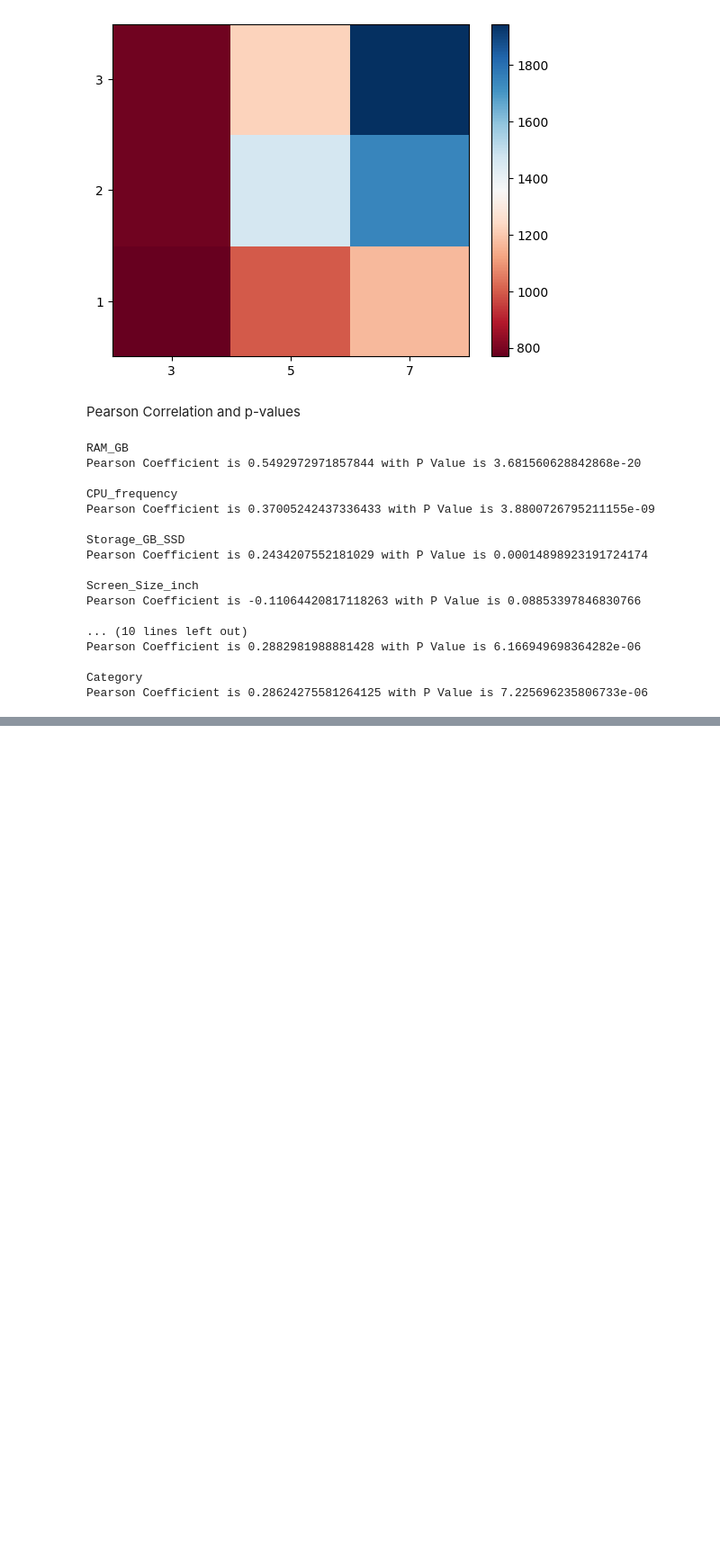
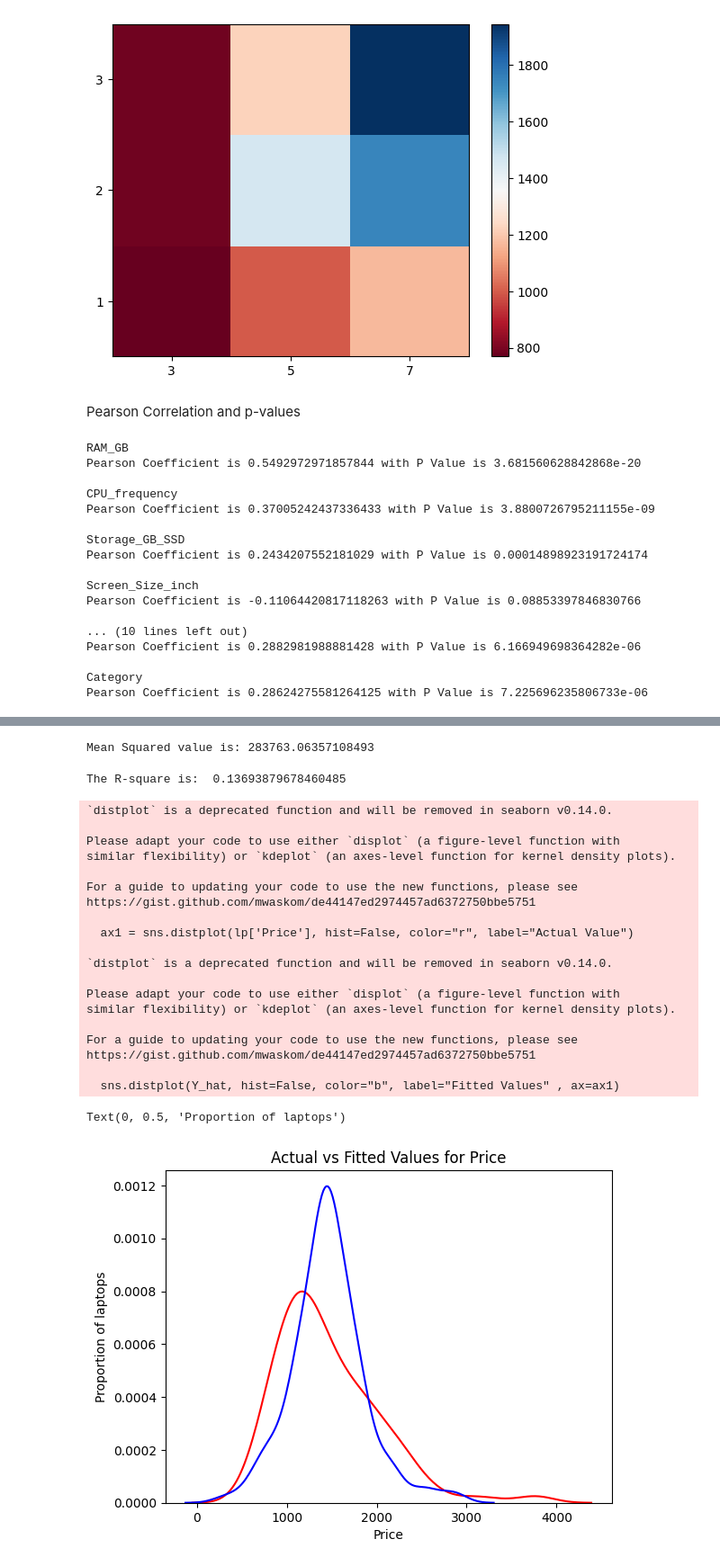
Before and after one commit to MaliniVibin1502/python, a Jupyter notebook: Laptoppricing.ipynb, the cells around one changed output, grey strips where cells are left out. Shown at 90% size. Cells and saved outputs as stored; diff of their text form; code cells hidden in the pictures; blank space fills up the shorter version.

```diff
--- a/Laptoppricing.ipynb
+++ b/Laptoppricing.ipynb
@@ -462,0 +509,42 @@ Pearson Coefficient is 0.28624275581264125 with P Value is 7.225696235806733e-06
+# %%
+print("Mean Squared value is:", mean_squared_error(lp['Price'],y_predict))
+# %% [output]
+Mean Squared value is: 283763.06357108493
+# %%
+print('The R-square is: ', lr.score(x, y))
+# %% [output]
+The R-square is:  0.13693879678460485
+# %%
+lm1 = LinearRegression()
+Z = lp[['CPU_frequency','RAM_GB','Storage_GB_SSD','CPU_core','OS','GPU','Category']]
+lm1.fit(Z,y)
+Y_hat = lm1.predict(Z)
+# %%
+ax1 = sns.distplot(lp['Price'], hist=False, color="r", label="Actual Value")
+sns.distplot(Y_hat, hist=False, color="b", label="Fitted Values" , ax=ax1)
+
+plt.title('Actual vs Fitted Values for Price')
+plt.xlabel('Price')
+plt.ylabel('Proportion of laptops')
+# %% [output]
+`distplot` is a deprecated function and will be removed in seaborn v0.14.0.
+
+Please adapt your code to use either `displot` (a figure-level function with
+similar flexibility) or `kdeplot` (an axes-level function for kernel density plots).
+
+For a guide to updating your code to use the new functions, please see
+https://gist.github.com/mwaskom/de44147ed2974457ad6372750bbe5751
+
+  ax1 = sns.distplot(lp['Price'], hist=False, color="r", label="Actual Value")
+
+`distplot` is a deprecated function and will be removed in seaborn v0.14.0.
+
+Please adapt your code to use either `displot` (a figure-level function with
+similar flexibility) or `kdeplot` (an axes-level function for kernel density plots).
+
+For a guide to updating your code to use the new functions, please see
+https://gist.github.com/mwaskom/de44147ed2974457ad6372750bbe5751
+
+  sns.distplot(Y_hat, hist=False, color="b", label="Fitted Values" , ax=ax1)
+Text(0, 0.5, 'Proportion of laptops')
+[figure, added]
```
Also changed, not shown: parts of 18 cells of this notebook.
